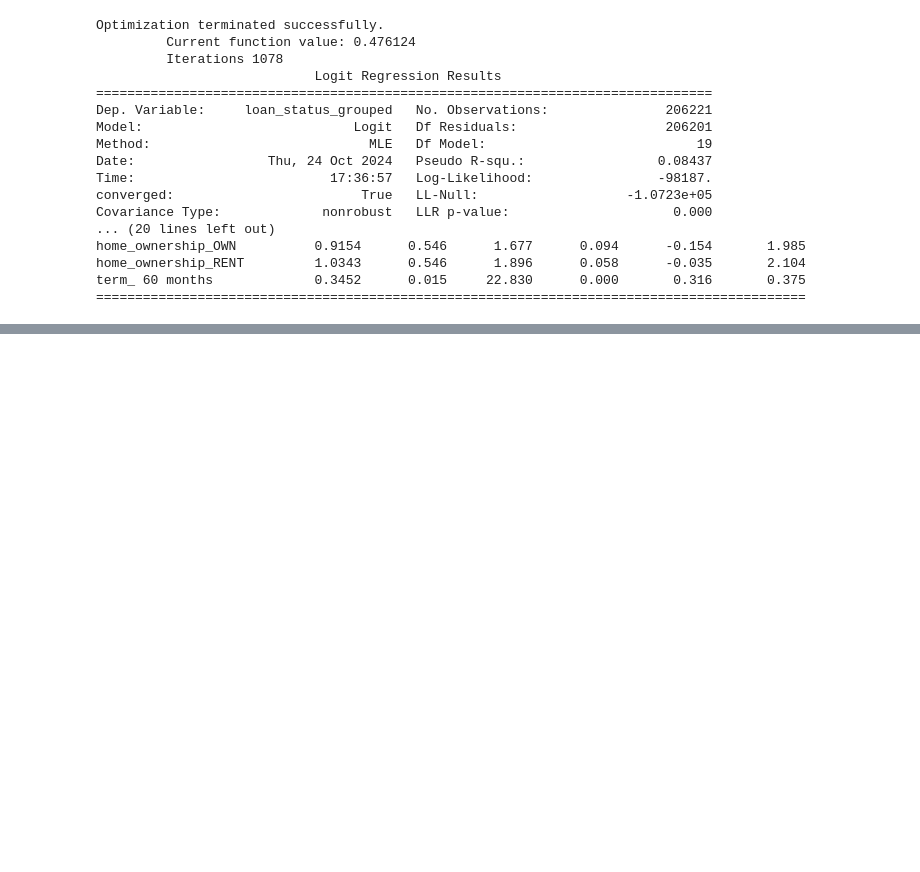
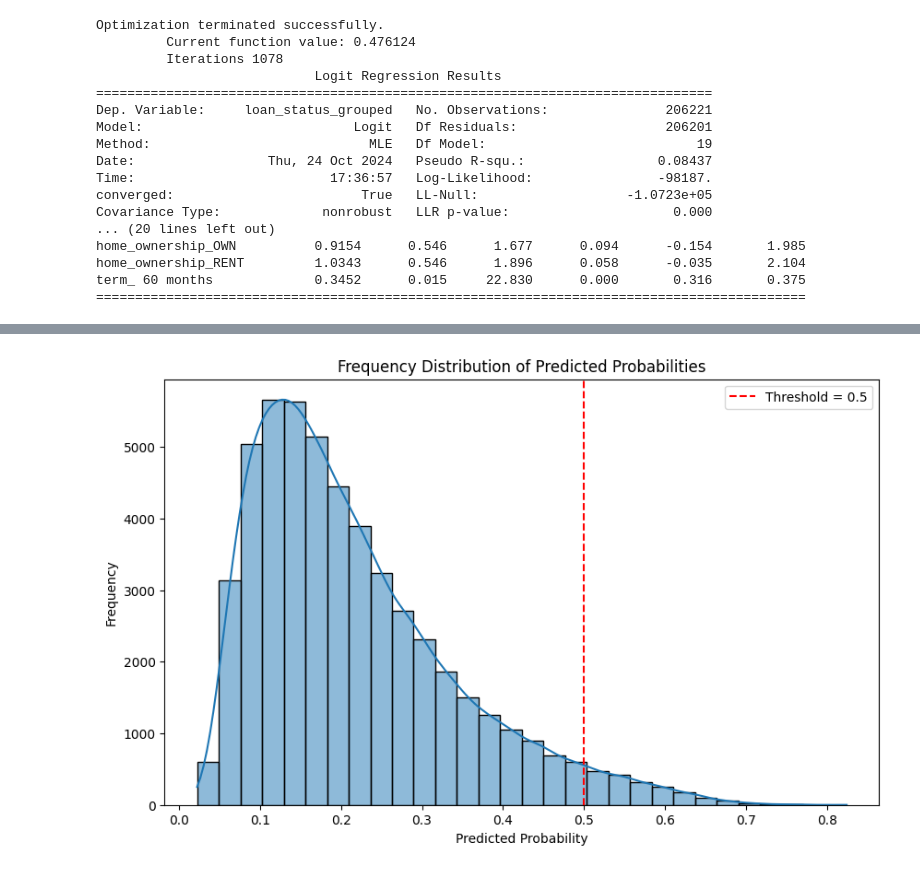
Before and after one commit to tanhl30/HE4045_Project, a Jupyter notebook: 2. Machine Learning A/Elvis_Script.ipynb, the cells around one changed output, grey strips where cells are left out. Cells and saved outputs as stored; diff of their text form; code cells hidden in the pictures; blank space fills up the shorter version.

Commit message:
Update Elvis_Script.ipynb
Showed how weird the statsmodels logit predictions are with a frequency distribution

```diff
--- a/2. Machine Learning A/Elvis_Script.ipynb
+++ b/2. Machine Learning A/Elvis_Script.ipynb
@@ -128,8 +129,10 @@ term_ 60 months             0.3452      0.015     22.830      0.000       0.316
 ===========================================================================================
 # %%
 # Make predictions
+threshold = 0.5
 predicted_probs = result.predict(X_test_with_const)  # Predict probabilities
-predicted_classes = (predicted_probs >= 0.5).astype(int)  # Convert probabilities to binary classes
+print(predicted_probs.describe())
+predicted_classes = np.where(predicted_probs < threshold, 0, 1)
 
 # Generate evaluation metrics
 accuracy = accuracy_score(y_test, predicted_classes)
@@ -159,3 +171,17 @@ Classification Report:
    macro avg       0.66      0.53      0.51     51556
 weighted avg       0.73      0.78      0.72     51556
 [figure]
+# %%
+# Don't keep this
+# Just to show how weird the predictions from statsmodels logit regression are
+
+plt.figure(figsize=(10, 6))
+sns.histplot(predicted_probs, bins=30, kde=True)  # Use KDE for a smoother curve
+plt.title('Frequency Distribution of Predicted Probabilities')
+plt.xlabel('Predicted Probability')
+plt.ylabel('Frequency')
+plt.axvline(threshold, color='red', linestyle='--', label='Threshold = {}'.format(threshold))
+plt.legend()
+plt.show()
+# %% [output]
+[figure, added]
```
Also changed, not shown: parts of 2 cells of this notebook.
